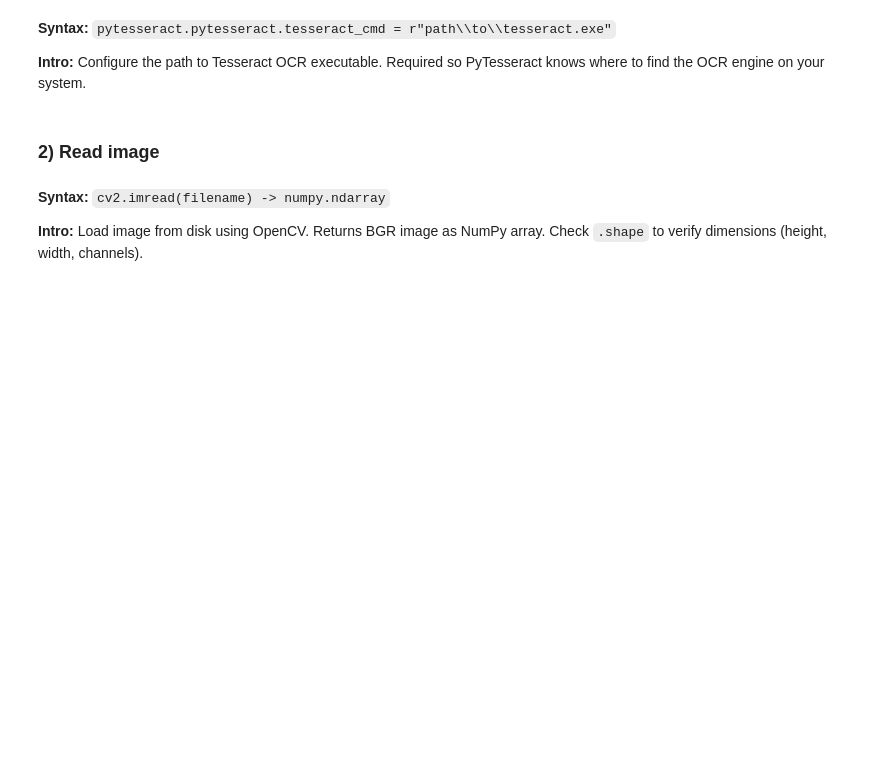
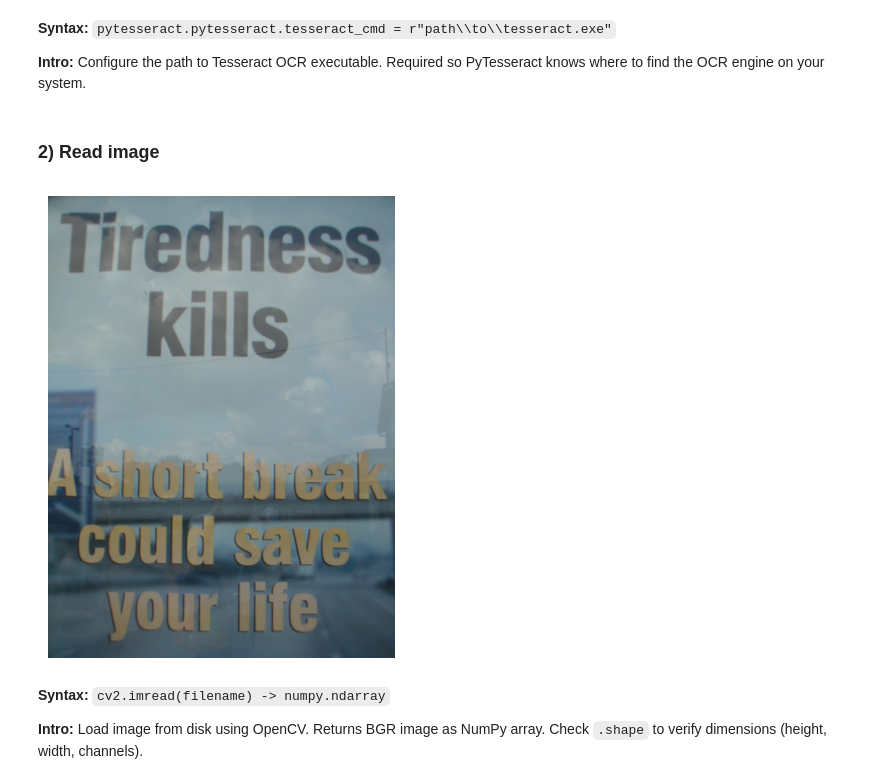
Before and after one commit to evanzkl/LENA, a Jupyter notebook: OCR tutorial/OCR_blank.ipynb, the cells around one changed output. Cells and saved outputs as stored; diff of their text form; code cells hidden in the pictures; blank space fills up the shorter version.

```diff
--- a/OCR tutorial/OCR_blank.ipynb
+++ b/OCR tutorial/OCR_blank.ipynb
@@ -26,6 +26,16 @@ pytesseract.pytesseract.tesseract_cmd = r"C:\\Program Files\\Tesseract-OCR\\tess
 **Intro:** Configure the path to Tesseract OCR executable. Required so PyTesseract knows where to find the OCR engine on your system.
 # %% [markdown]
 ### 2) Read image
+# %%
+image_path = Path(r"C:\Projects\OCR\icdar2013\Challenge2_Test_Task12_Images\img_1.jpg")
+img_rgb = plt.imread(image_path)
+
+plt.figure(figsize=(10, 6))
+plt.imshow(img_rgb)
+plt.axis('off')
+plt.show()
+# %% [output]
+[figure, added]
 # %% [markdown]
 **Syntax:** `cv2.imread(filename) -> numpy.ndarray`
 
```
Also changed, not shown: parts of 7 cells of this notebook, 12 other files.
